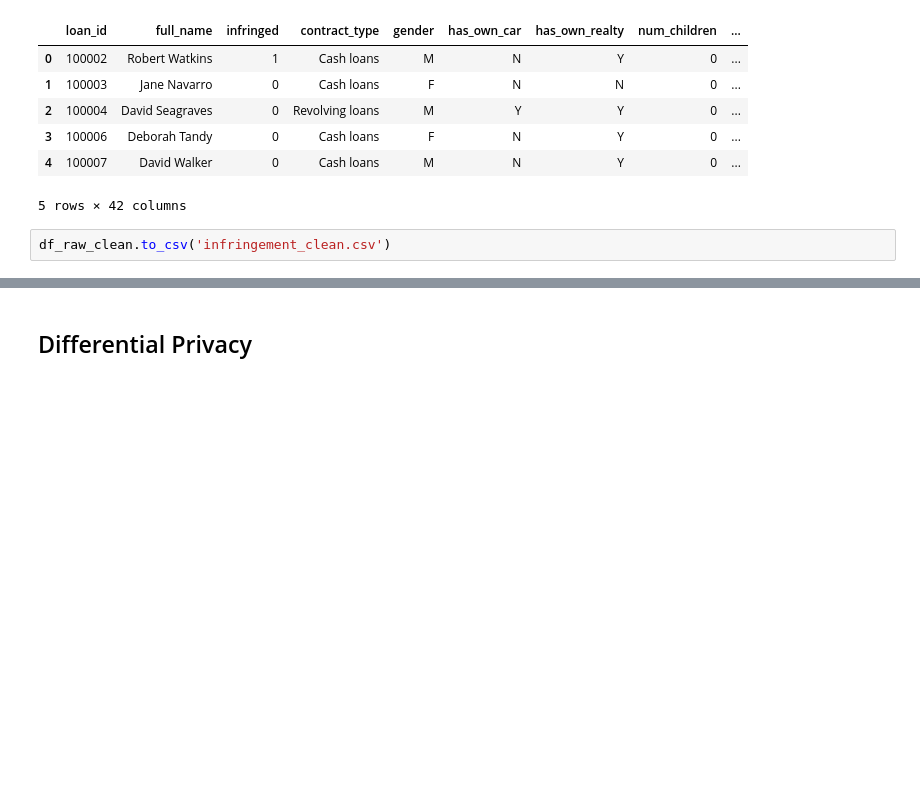
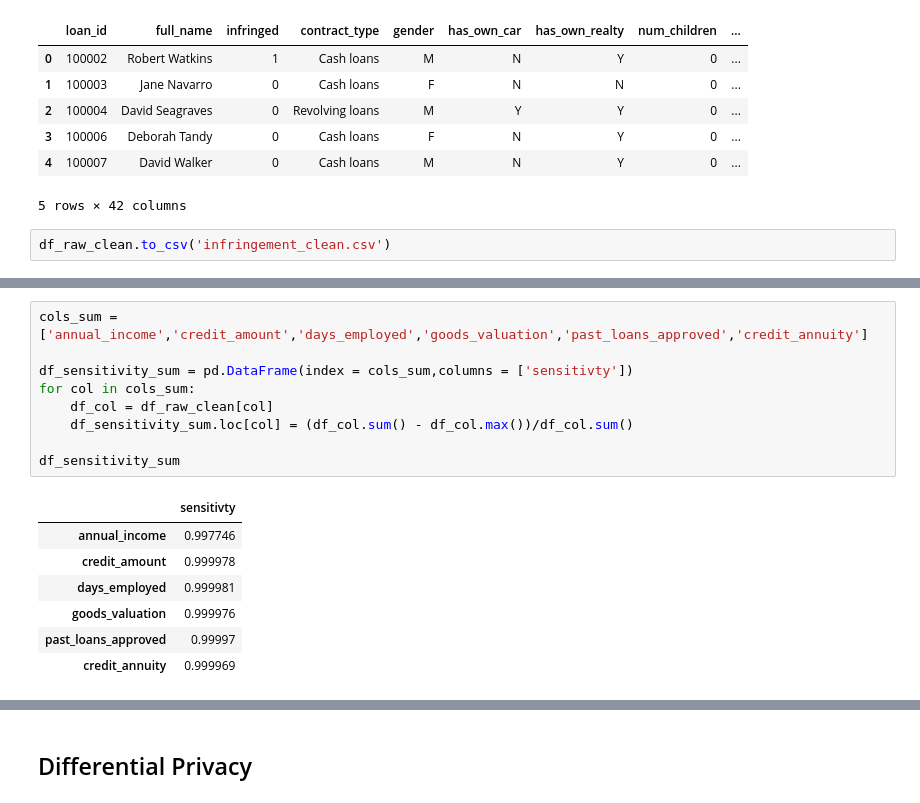
Before and after one commit to bluuuk/security-privacy, a Jupyter notebook: assignment2/code.ipynb, the cells around one changed output, grey strips where cells are left out. Cells and saved outputs as stored; diff of their text form; blank space fills up the shorter version.

```diff
--- a/assignment2/code.ipynb
+++ b/assignment2/code.ipynb
@@ -75,0 +81,17 @@ df_raw_clean.to_csv('infringement_clean.csv')
+# %%
+cols_sum = ['annual_income','credit_amount','days_employed','goods_valuation','past_loans_approved','credit_annuity']
+
+df_sensitivity_sum = pd.DataFrame(index = cols_sum,columns = ['sensitivty'])
+for col in cols_sum:
+    df_col = df_raw_clean[col]
+    df_sensitivity_sum.loc[col] = (df_col.sum() - df_col.max())/df_col.sum()
+
+df_sensitivity_sum
+# %% [output]
+|  | sensitivty |
+| annual_income | 0.997746 |
+| credit_amount | 0.999978 |
+| days_employed | 0.999981 |
+| goods_valuation | 0.999976 |
+| past_loans_approved | 0.99997 |
+| credit_annuity | 0.999969 |
```
Also changed, not shown: parts of 16 cells of this notebook, 8 other files.
